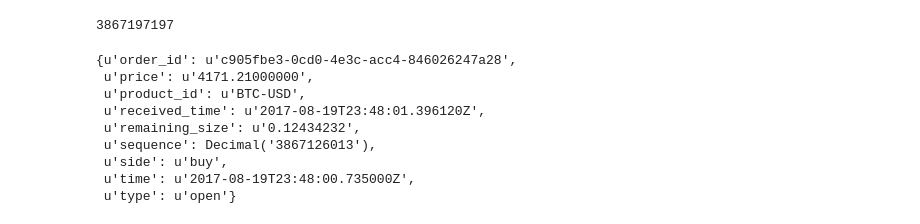
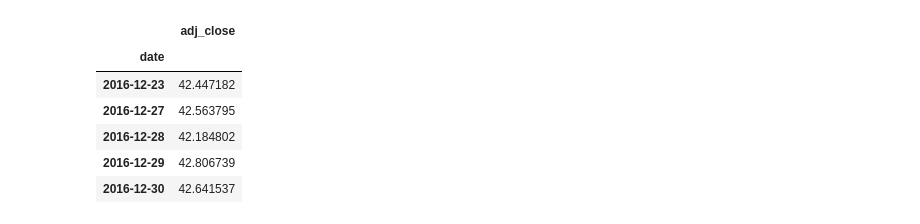
Before and after one commit to divir94/bitcoin, a Jupyter notebook: bitcoin/notebooks/Test.ipynb, the cells around one changed output. Saved outputs shown, nothing was run; the diff lists cells and outputs as text; code cells hidden in the pictures.

```diff
--- a/bitcoin/notebooks/Test.ipynb
+++ b/bitcoin/notebooks/Test.ipynb
@@ -44,26 +15,17 @@ s3.put_object(Body=f, Bucket=bucket, Key=key, Metadata=metadata)
-# %%
-obj = s3.get_object(Bucket=bucket, Key=key)
-j = json.loads(obj['Body'].read())
-j['sequence']
-# %% [output]
-3867197197
-# %%
-dynamodb = boto3.resource('dynamodb')
-table = dynamodb.Table('GdaxMessages')
-
-response = table.get_item(
-    Key={
-        'sequence': 3867126013,
-    }
-)
-response['Item']
-# %% [output]
-{u'order_id': u'c905fbe3-0cd0-4e3c-acc4-846026247a28',
- u'price': u'4171.21000000',
- u'product_id': u'BTC-USD',
- u'received_time': u'2017-08-19T23:48:01.396120Z',
- u'remaining_size': u'0.12434232',
- u'sequence': Decimal('3867126013'),
- u'side': u'buy',
- u'time': u'2017-08-19T23:48:00.735000Z',
- u'type': u'open'}
+# %%
+import quandl
+import seaborn as sns
+
+quandl.ApiConfig.api_key = 'EqhJyL2Ywt3Q-hxydsN3'
+# %%
+prices = quandl.get_table('WIKI/PRICES', ticker='PEG', qopts = {'columns': ['date', 'adj_close'] })
+prices = prices.set_index('date')[:'2016']
+prices.tail()
+# %% [output]
+|  | adj_close |
+| date |  |
+| 2016-12-23 | 42.447182 |
+| 2016-12-27 | 42.563795 |
+| 2016-12-28 | 42.184802 |
+| 2016-12-29 | 42.806739 |
+| 2016-12-30 | 42.641537 |
```
Also changed, not shown: parts of 14 cells of this notebook, 15 other files.
